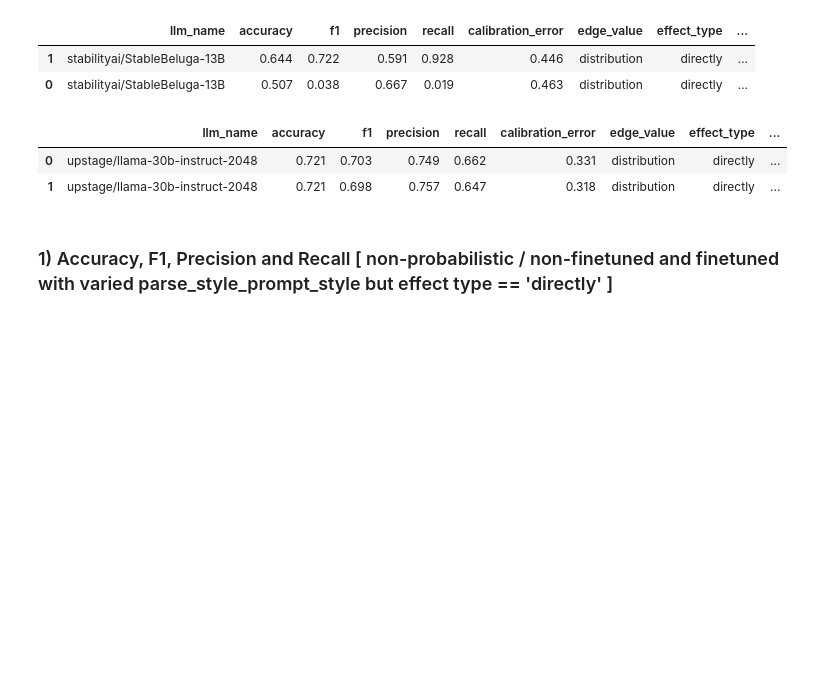
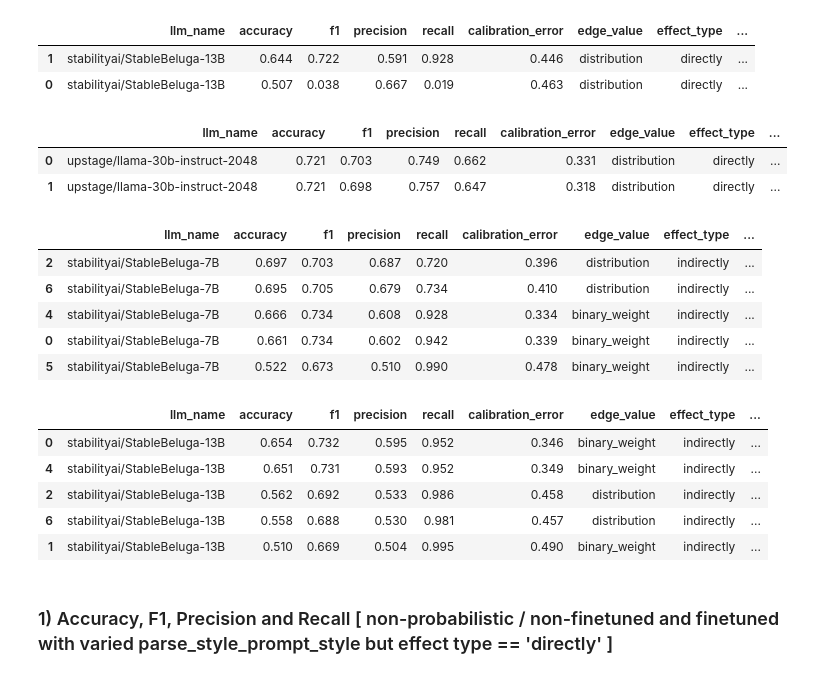
Before and after one commit to Rilwan-A/GovtExpenditure-to-HealthEquity-Labeller, a Jupyter notebook: prompt_engineering/analysis/spot_experiments.ipynb, the cells around one changed output. Saved outputs shown, nothing was run; the diff lists cells and outputs as text; code cells hidden in the pictures; blank space fills up the shorter version.

Commit message:
completed ablation analysis for alignment experiments

```diff
--- a/prompt_engineering/analysis/spot_experiments.ipynb
+++ b/prompt_engineering/analysis/spot_experiments.ipynb
@@ -385,22 +385,35 @@ display(df_exps_filt30b.head(6).round(3), )
 # %%
 # Varying finetuned
 # #Best 7bn Model
-li_exps_filt7b = filter_exp(li_all_experiments, llm_names=['7b'], parse_style=['categories_perplexity'], prompt_style=['categorise'], effect_type=['directly'], unbias_categorisations=[False] )
+li_exps_filt7b = filter_exp(li_all_experiments, llm_names=['7b'],  effect_type=['indirectly'], unbias_categorisations=[False] )
 li_exps_filt7b_w_res = calc_eval_metrics(li_exps_filt7b, metrics=['accuracy','precision','recall','f1', 'calibration_error'], average_type='binary' )
 df_exps_filt7b = convert_li_exp_to_df(li_exps_filt7b_w_res)
 # Sort by accuracy
 df_exps_filt7b.sort_values(by=['accuracy'], ascending=False, inplace=True)
 display(df_exps_filt7b.head(5).round(3) )
 print("\n")
 
 #Best 13bn Model
-li_exps_filt13b = filter_exp(li_all_experiments, llm_names=['13b'], parse_style=['categories_perplexity'], prompt_style=['categorise'], effect_type=['directly'], unbias_categorisations=[False] )
+li_exps_filt13b = filter_exp(li_all_experiments, llm_names=['13b'],  effect_type=['indirectly'], unbias_categorisations=[False] )
 li_exps_filt13b_w_res = calc_eval_metrics(li_exps_filt13b, metrics=['accuracy','precision','recall','f1','calibration_error'], average_type='binary' )
 df_exps_filt13b = convert_li_exp_to_df(li_exps_filt13b_w_res)
 # Sort by accuracy
 df_exps_filt13b.sort_values(by=['accuracy'], ascending=False, inplace=True)
 display(df_exps_filt13b.head(5).round(3) )
 print("\n")
+# %% [output]
+|  | llm_name | accuracy | f1 | precision | recall | calibration_error | edge_value | effect_type | ... |
+| 2 | stabilityai/StableBeluga-7B | 0.697 | 0.703 | 0.687 | 0.720 | 0.396 | distribution | indirectly | ... |
+| 6 | stabilityai/StableBeluga-7B | 0.695 | 0.705 | 0.679 | 0.734 | 0.410 | distribution | indirectly | ... |
+| 4 | stabilityai/StableBeluga-7B | 0.666 | 0.734 | 0.608 | 0.928 | 0.334 | binary_weight | indirectly | ... |
+| 0 | stabilityai/StableBeluga-7B | 0.661 | 0.734 | 0.602 | 0.942 | 0.339 | binary_weight | indirectly | ... |
+| 5 | stabilityai/StableBeluga-7B | 0.522 | 0.673 | 0.510 | 0.990 | 0.478 | binary_weight | indirectly | ... |
+|  | llm_name | accuracy | f1 | precision | recall | calibration_error | edge_value | effect_type | ... |
+| 0 | stabilityai/StableBeluga-13B | 0.654 | 0.732 | 0.595 | 0.952 | 0.346 | binary_weight | indirectly | ... |
+| 4 | stabilityai/StableBeluga-13B | 0.651 | 0.731 | 0.593 | 0.952 | 0.349 | binary_weight | indirectly | ... |
+| 2 | stabilityai/StableBeluga-13B | 0.562 | 0.692 | 0.533 | 0.986 | 0.458 | distribution | indirectly | ... |
+| 6 | stabilityai/StableBeluga-13B | 0.558 | 0.688 | 0.530 | 0.981 | 0.457 | distribution | indirectly | ... |
+| 1 | stabilityai/StableBeluga-13B | 0.510 | 0.669 | 0.504 | 0.995 | 0.490 | binary_weight | indirectly | ... |
 # %% [markdown]
 ### 1) Accuracy, F1, Precision and Recall [ non-probabilistic / non-finetuned and finetuned with varied parse_style_prompt_style but effect type == 'directly' ]
 # %%
```
